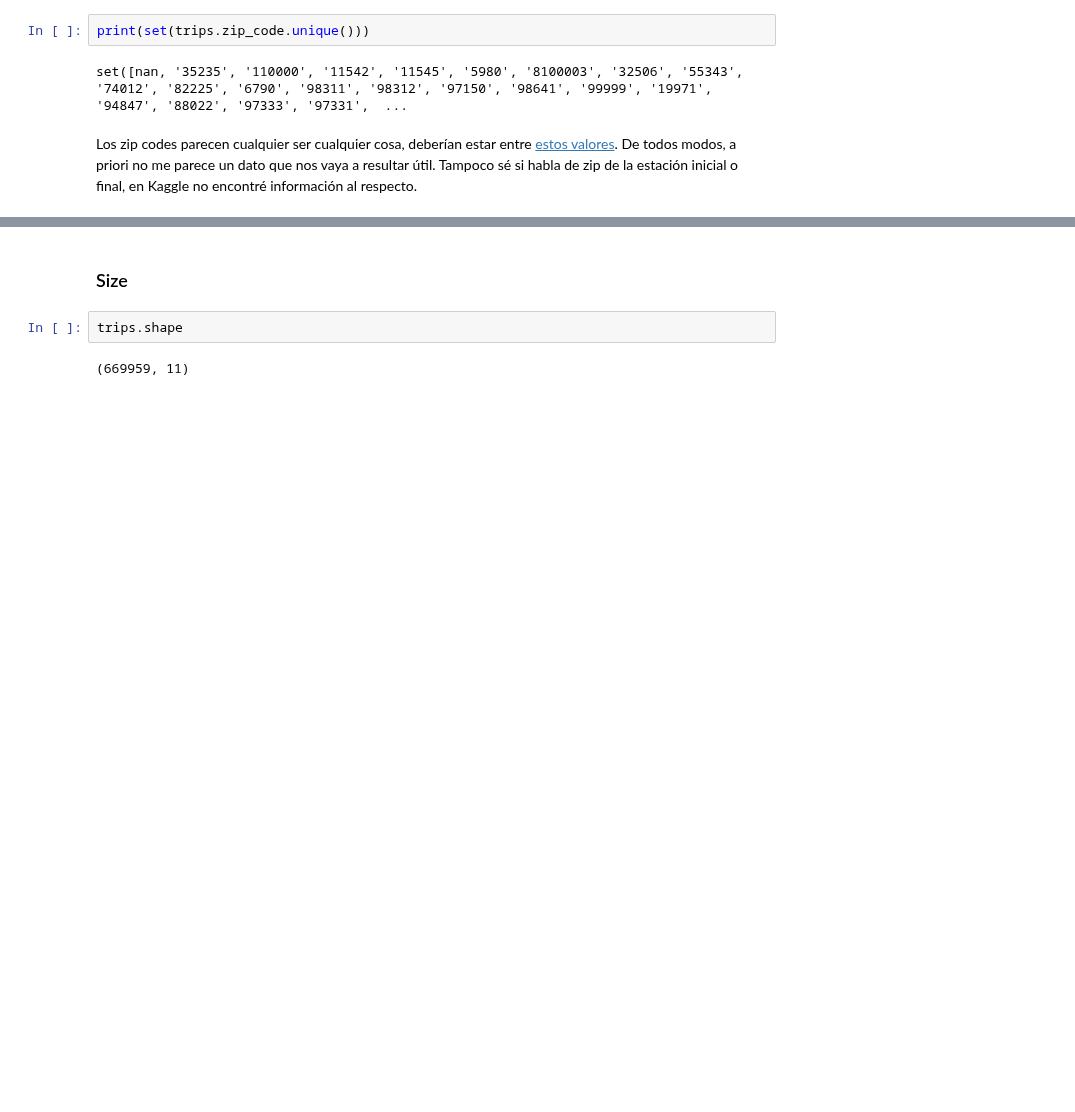
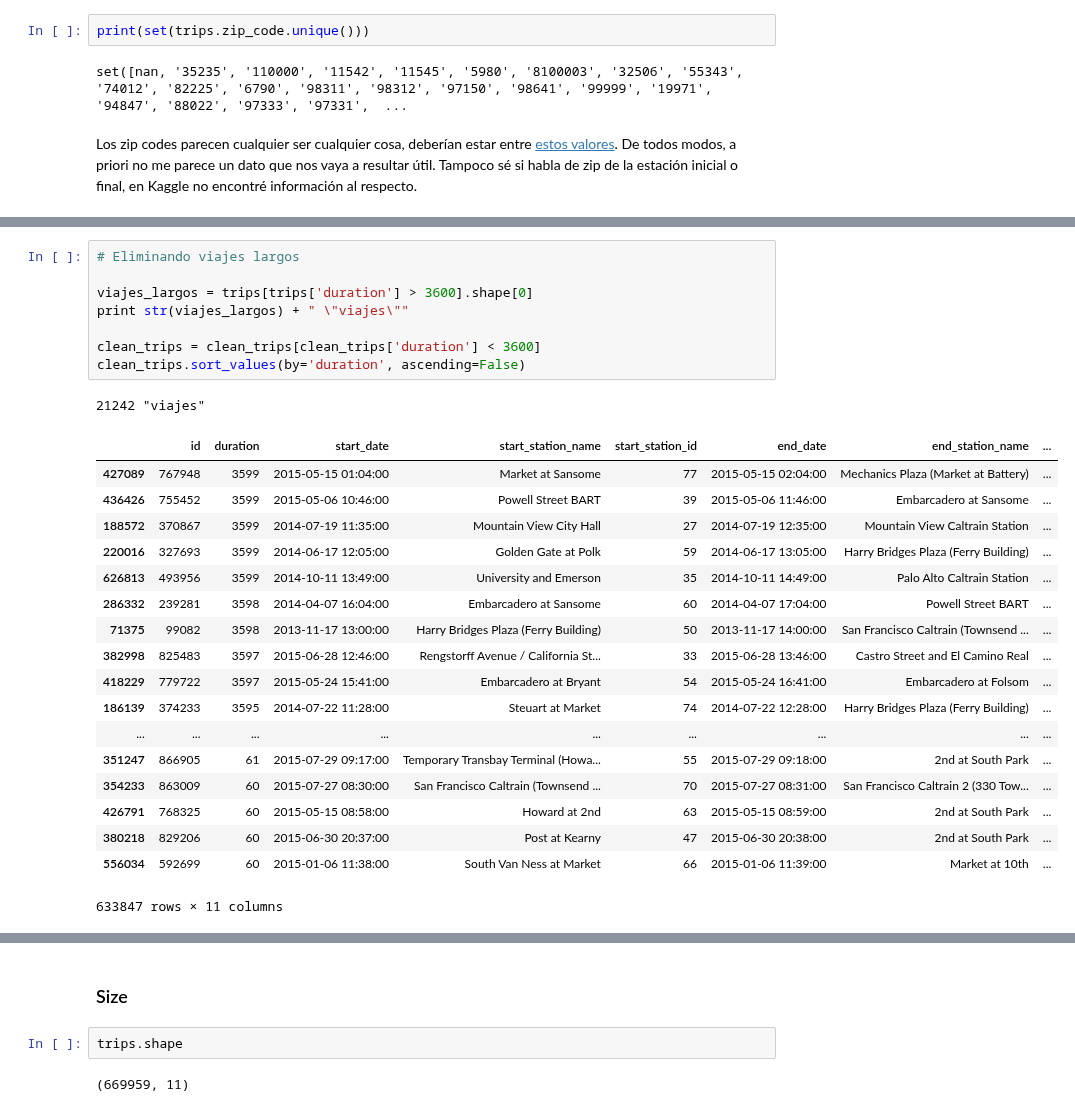
Before and after one commit to Azowyl/TP-Datos, a Jupyter notebook: Clean up data.ipynb, the cells around one changed output, grey strips where cells are left out. Saved outputs shown, nothing was run; the diff lists cells and outputs as text; blank space fills up the shorter version.

```diff
--- a/Clean up data.ipynb
+++ b/Clean up data.ipynb
@@ -214,0 +307,28 @@ Los zip codes parecen cualquier ser cualquier cosa, deberían estar entre [estos
+# %%
+# Eliminando viajes largos
+
+viajes_largos = trips[trips['duration'] > 3600].shape[0]
+print str(viajes_largos) + " \"viajes\""
+
+clean_trips = clean_trips[clean_trips['duration'] < 3600]
+clean_trips.sort_values(by='duration', ascending=False)
+# %% [output]
+21242 "viajes"
+|  | id | duration | start_date | start_station_name | start_station_id | end_date | end_station_name | ... |
+| 427089 | 767948 | 3599 | 2015-05-15 01:04:00 | Market at Sansome | 77 | 2015-05-15 02:04:00 | Mechanics Plaza (Market at Battery) | ... |
+| 436426 | 755452 | 3599 | 2015-05-06 10:46:00 | Powell Street BART | 39 | 2015-05-06 11:46:00 | Embarcadero at Sansome | ... |
+| 188572 | 370867 | 3599 | 2014-07-19 11:35:00 | Mountain View City Hall | 27 | 2014-07-19 12:35:00 | Mountain View Caltrain Station | ... |
+| 220016 | 327693 | 3599 | 2014-06-17 12:05:00 | Golden Gate at Polk | 59 | 2014-06-17 13:05:00 | Harry Bridges Plaza (Ferry Building) | ... |
+| 626813 | 493956 | 3599 | 2014-10-11 13:49:00 | University and Emerson | 35 | 2014-10-11 14:49:00 | Palo Alto Caltrain Station | ... |
+| 286332 | 239281 | 3598 | 2014-04-07 16:04:00 | Embarcadero at Sansome | 60 | 2014-04-07 17:04:00 | Powell Street BART | ... |
+| 71375 | 99082 | 3598 | 2013-11-17 13:00:00 | Harry Bridges Plaza (Ferry Building) | 50 | 2013-11-17 14:00:00 | San Francisco Caltrain (Townsend ... | ... |
+| 382998 | 825483 | 3597 | 2015-06-28 12:46:00 | Rengstorff Avenue / California St... | 33 | 2015-06-28 13:46:00 | Castro Street and El Camino Real | ... |
+| 418229 | 779722 | 3597 | 2015-05-24 15:41:00 | Embarcadero at Bryant | 54 | 2015-05-24 16:41:00 | Embarcadero at Folsom | ... |
+| 186139 | 374233 | 3595 | 2014-07-22 11:28:00 | Steuart at Market | 74 | 2014-07-22 12:28:00 | Harry Bridges Plaza (Ferry Building) | ... |
+| ... | ... | ... | ... | ... | ... | ... | ... | ... |
+| 351247 | 866905 | 61 | 2015-07-29 09:17:00 | Temporary Transbay Terminal (Howa... | 55 | 2015-07-29 09:18:00 | 2nd at South Park | ... |
+| 354233 | 863009 | 60 | 2015-07-27 08:30:00 | San Francisco Caltrain (Townsend ... | 70 | 2015-07-27 08:31:00 | San Francisco Caltrain 2 (330 Tow... | ... |
+| 426791 | 768325 | 60 | 2015-05-15 08:58:00 | Howard at 2nd | 63 | 2015-05-15 08:59:00 | 2nd at South Park | ... |
+| 380218 | 829206 | 60 | 2015-06-30 20:37:00 | Post at Kearny | 47 | 2015-06-30 20:38:00 | 2nd at South Park | ... |
+| 556034 | 592699 | 60 | 2015-01-06 11:38:00 | South Van Ness at Market | 66 | 2015-01-06 11:39:00 | Market at 10th | ... |
+633847 rows × 11 columns
```
Also changed, not shown: parts of 28 cells of this notebook.
